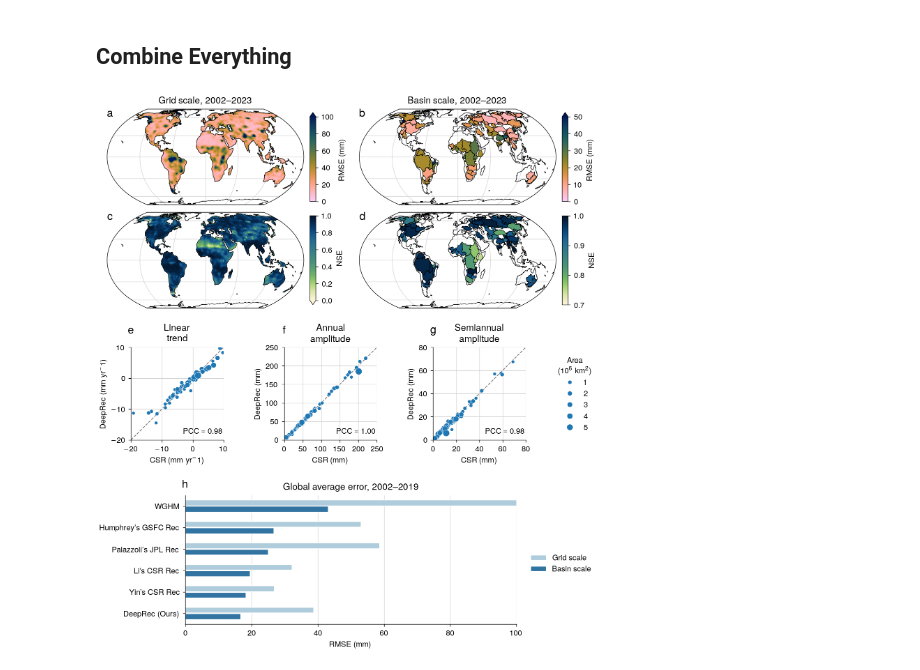
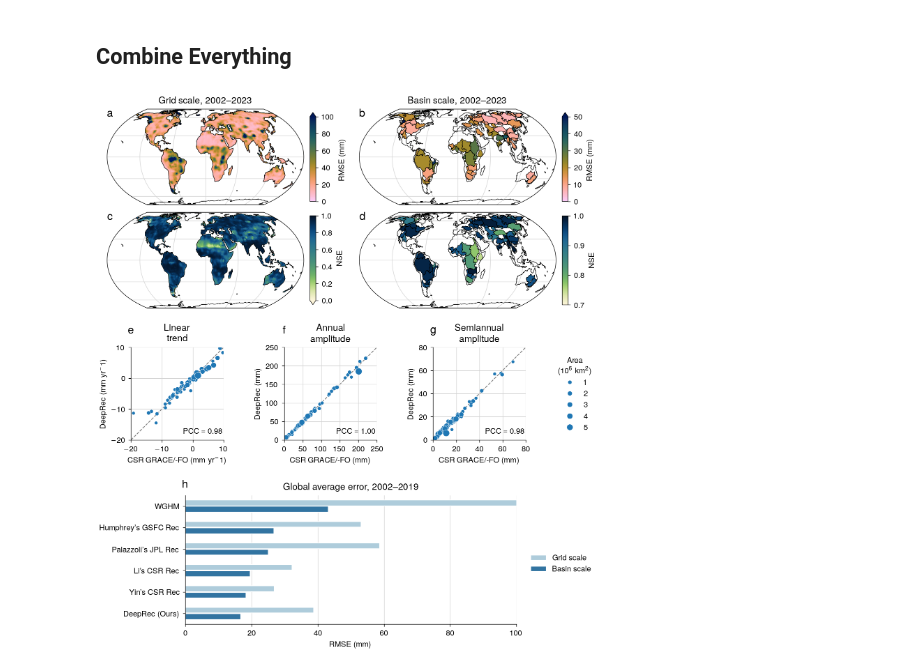
Before and after one commit to lqgentner/deeprec, a Jupyter notebook: notebooks/21-paper-plots/grace-metrics.ipynb, the cells around one changed output. Saved outputs shown, nothing was run; the diff lists cells and outputs as text; code cells hidden in the pictures.

```diff
--- a/notebooks/21-paper-plots/grace-metrics.ipynb
+++ b/notebooks/21-paper-plots/grace-metrics.ipynb
@@ -67,7 +67,7 @@ vars_verbose = {
     "yin_csr_full": "Yin's CSR Rec",
     "li_csr_full": "Li's CSR Rec",
     "humphrey_gsfc_detrend": "Humphrey's GSFC Rec",
-    "twsa_csr": "CSR (GRACE)",
+    "twsa_csr": "CSR GRACE/-FO",
 }
 target_name = "twsa_csr"
 our_name = "twsa_our"
@@ -598,7 +596,7 @@ for i, (ax, (name, df)) in enumerate(zip(axs, df_comps.items())):
 
     ax.set(
         title=name_verbose,
-        xlabel=f"CSR ({unit})",
+        xlabel=f"CSR GRACE/-FO ({unit})",
         ylabel=f"DeepRec ({unit})",
         xlim=lim,
         ylim=lim,
@@ -693,7 +691,7 @@ for i, (ax, (name, df)) in enumerate(zip(axs_scatter, df_comps.items())):
 
     ax.set(
         title=name_verbose,
-        xlabel=f"CSR ({unit})",
+        xlabel=f"CSR GRACE/-FO ({unit})",
         ylabel=f"DeepRec ({unit})",
         xlim=lim,
         ylim=lim,
@@ -754,31 +752,31 @@ for n, ax in enumerate(axs_geo.flat):
     ax.text(
         0.0,
         1.0 - 0.08,
         string.ascii_lowercase[n],
         transform=ax.transAxes,
         size="x-large",
         weight="bold",
     )
 for n, ax in enumerate(axs_scatter):
     ax.text(
         0.0,
         1.0 + 0.15,
         string.ascii_lowercase[len(axs_geo.flat) + n],
         ha="center",
         transform=ax.transAxes,
         size="x-large",
         weight="bold",
     )
 ax_bar.text(
     0.0,
     1.0 + 0.06,
     string.ascii_lowercase[len(axs_geo.flat) + len(axs_scatter.flat)],
     ha="center",
     transform=ax_bar.transAxes,
     size="x-large",
     weight="bold",
 )
 
 fig.savefig(FIGURE_DIR / "grace_comp.pdf", backend="pgf")
 # %% [output]
-[figure, old version]
+[figure, new version]
```
Also changed, not shown: parts of 3 cells of this notebook, 14 other files.
